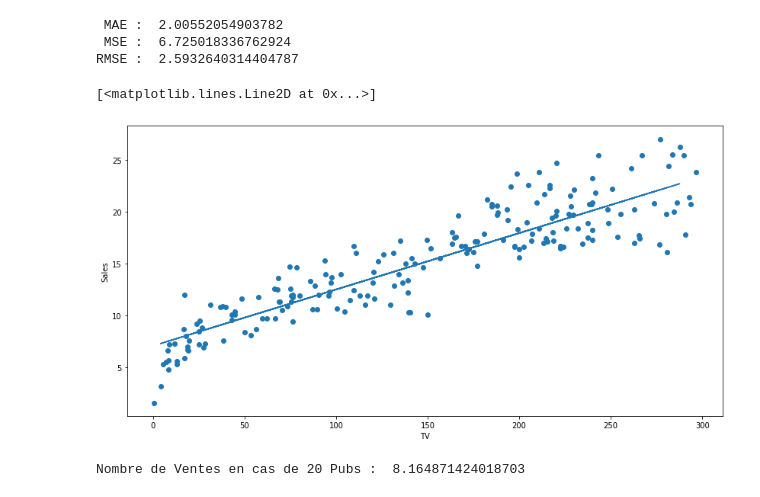
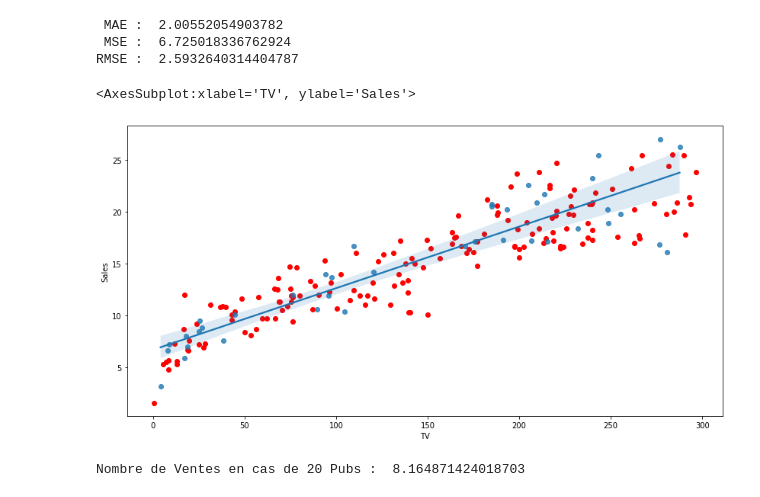
Before and after one commit to mohaboukhatem/Linear_Regression, a Jupyter notebook: Project/Project2.ipynb, the cells around one changed output. Cells and saved outputs as stored; diff of their text form; code cells hidden in the pictures.

Commit message:
add regplot

```diff
--- a/Project/Project2.ipynb
+++ b/Project/Project2.ipynb
@@ -100,13 +100,13 @@ RMSE :  2.5932640314404787
 # %%
 pre = Model.predict(x_test)                          ########### Q11
 plt.figure(figsize=(14, 7))
 plt.xlabel('TV')
 plt.ylabel('Sales')
-plt.scatter(data['TV'],data['Sales'])
-plt.plot(x_test,pre)
+plt.scatter(x_train,y_train,c='r')
+sns.regplot(x_test,y_test)
 # %% [output]
-[<matplotlib.lines.Line2D at 0x...>]
+<AxesSubplot:xlabel='TV', ylabel='Sales'>
-[figure, old version]
+[figure, new version]
 # %%
 a = pd.DataFrame(['20'])                             ########### Q12
 k = Model.predict(a)
```
Also changed, not shown: parts of 1 cell of this notebook, 1 other file.
